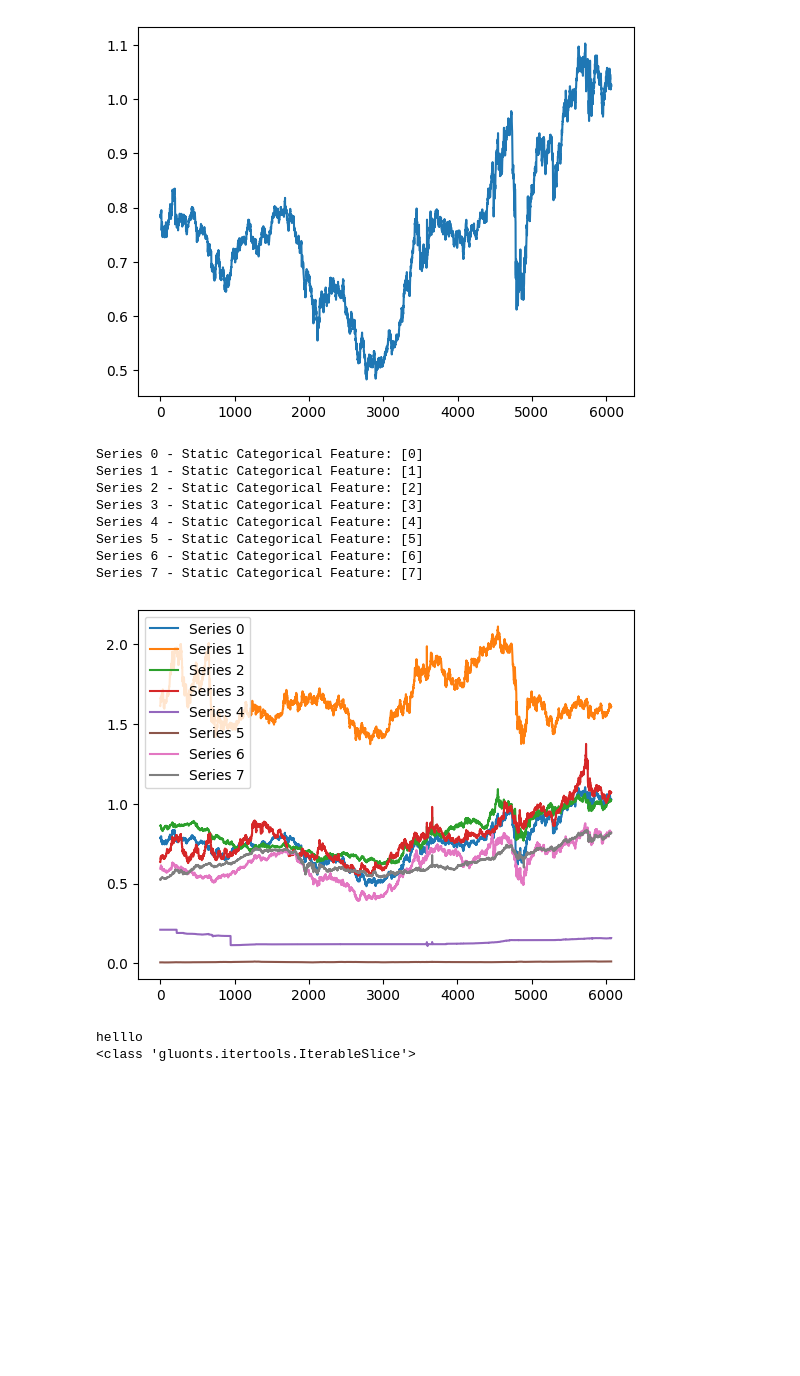
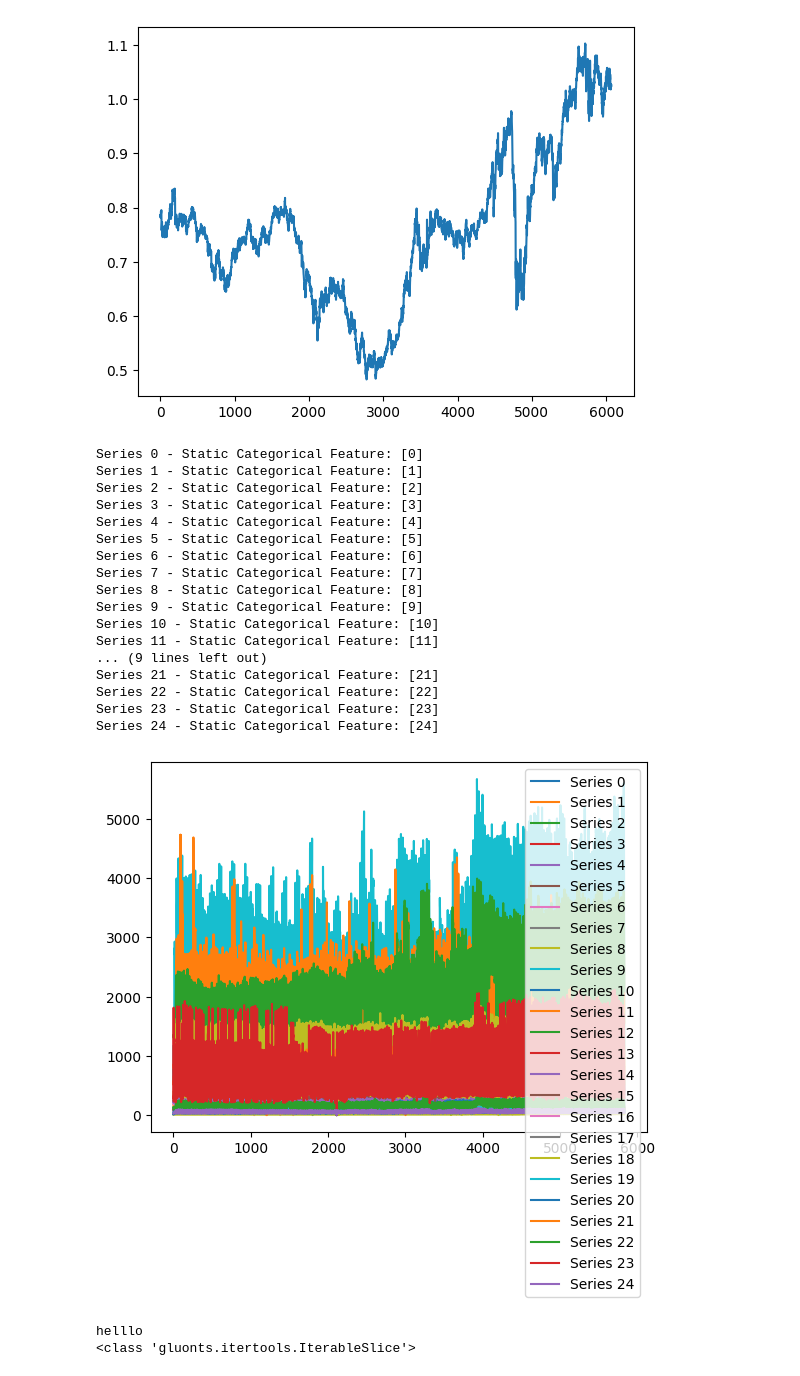
Before and after one commit to KevinRojas1499/variational-sb, a Jupyter notebook: time_series.ipynb, the cells around one changed output. Saved outputs shown, nothing was run; the diff lists cells and outputs as text; code cells hidden in the pictures; blank space fills up the shorter version.

Commit message:
Added conditioning, time steps, time series stuff

```diff
--- a/time_series.ipynb
+++ b/time_series.ipynb
@@ -9,7 +9,7 @@ import numpy as np
 from gluonts.dataset.repository import get_dataset, dataset_names
 
 print(dataset_names)
-dataset = get_dataset('exchange_rate')
+dataset = get_dataset('electricity_nips')
 entry = next(iter(dataset.train))
 print(dataset.metadata)
 data_dim = dataset.metadata.feat_static_cat[0].cardinality
@@ -37,31 +37,39 @@ freq='1B' target=None feat_static_cat=[CategoricalFeatureInfo(name='feat_static_
 # %%
 import matplotlib.pyplot as plt
 import numpy as np
 from gluonts.dataset.repository import get_dataset
 
-dataset = get_dataset('exchange_rate')
 
 # Plot multiple time series
 for i, entry in enumerate(dataset.train):
     target = entry['target']
     feat_static_cat = entry['feat_static_cat']
     print(f'Series {i} - Static Categorical Feature: {feat_static_cat}')
     plt.plot(np.arange(target.shape[0]), target, label=f'Series {i}')
     if i == 24:  # Plot 8 time series for demonstration
         break
 
 plt.legend()
 plt.show()
 # %% [output]
 Series 0 - Static Categorical Feature: [0]
 Series 1 - Static Categorical Feature: [1]
 Series 2 - Static Categorical Feature: [2]
 Series 3 - Static Categorical Feature: [3]
 Series 4 - Static Categorical Feature: [4]
 Series 5 - Static Categorical Feature: [5]
 Series 6 - Static Categorical Feature: [6]
 Series 7 - Static Categorical Feature: [7]
+Series 8 - Static Categorical Feature: [8]
+Series 9 - Static Categorical Feature: [9]
+Series 10 - Static Categorical Feature: [10]
+Series 11 - Static Categorical Feature: [11]
+... (9 lines left out)
+Series 21 - Static Categorical Feature: [21]
+Series 22 - Static Categorical Feature: [22]
+Series 23 - Static Categorical Feature: [23]
+Series 24 - Static Categorical Feature: [24]
-[figure, old version]
+[figure, new version]
 # %%
 train_grouper = MultivariateGrouper(max_target_dim=data_dim)
 test_grouper = MultivariateGrouper(num_test_dates=int(len(dataset.test)/len(dataset.train)),
```
Also changed, not shown: parts of 2 cells of this notebook, 10 other files.
